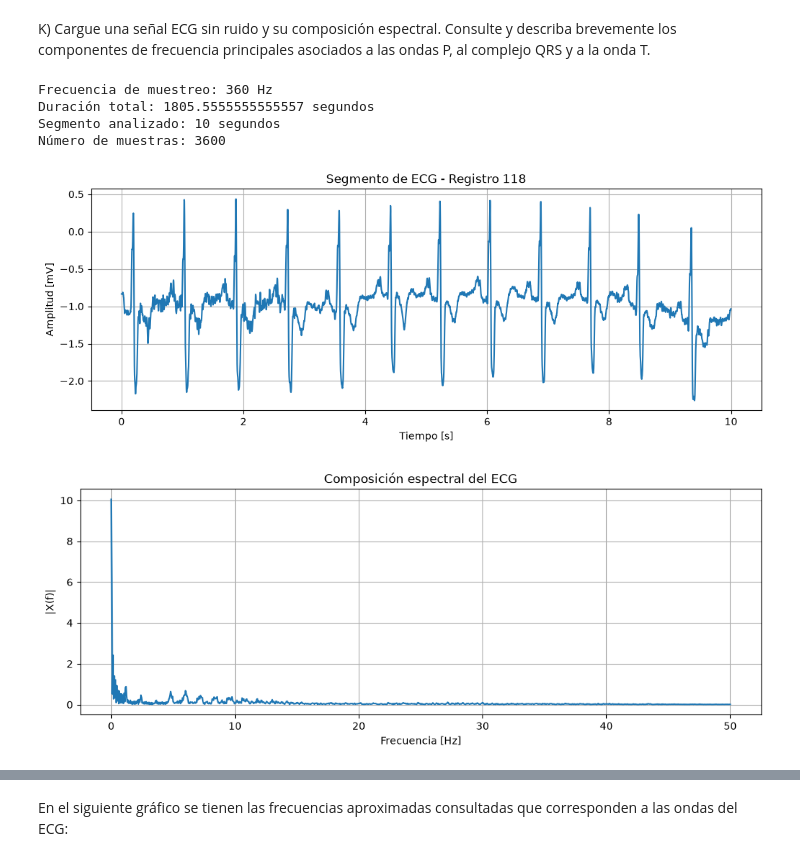
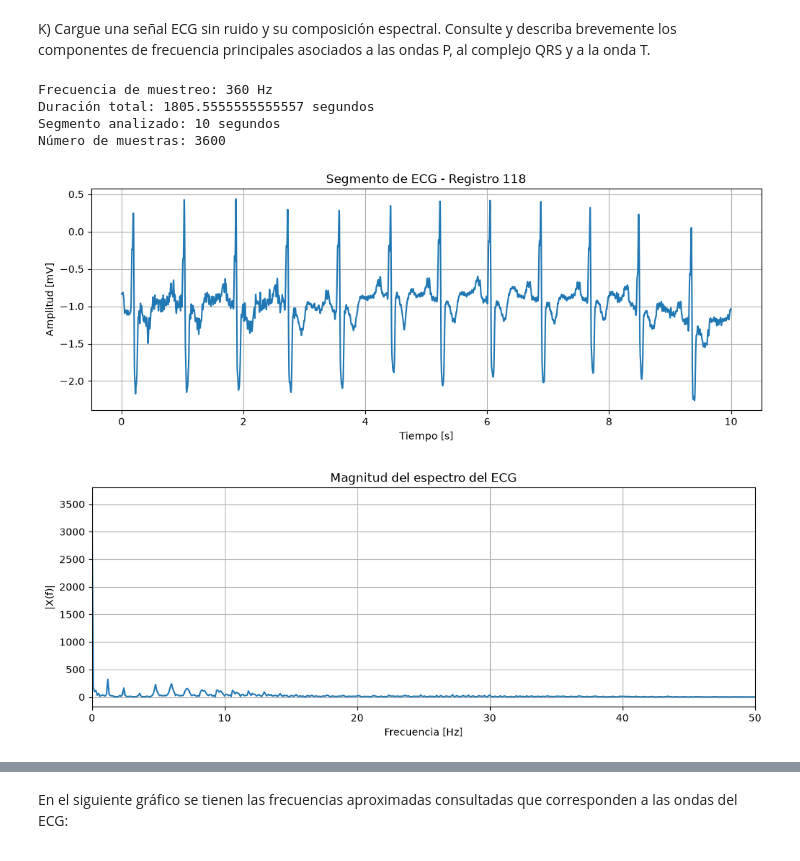
Before and after one commit to luisfmontoyaf/Biosenales_Luis_Montoya_Karly_Tarazona, a Jupyter notebook: practica_3/practica_3.ipynb, the cells around one changed output, grey strips where cells are left out. Drawn from its saved outputs; the diff is of its cells as text; code cells hidden in the pictures.

```diff
--- a/practica_3/practica_3.ipynb
+++ b/practica_3/practica_3.ipynb
@@ -238,9 +238,7 @@ K) Cargue una señal ECG sin ruido y su composición espectral. Consulte y descr
 import wfdb
 import shutil
 
-
-
-
+# Preparar los archivos
 shutil.copy("118.hea.txt", "118.hea")
 
 # Cargar el registro
@@ -256,83 +254,97 @@ print("Frecuencia de muestreo:", fs, "Hz")
 print("Duración total:", len(ecg_completo) / fs, "segundos")
 
 
-# 2. Recortar un segmento de 10 segundos
 
-duracion = 10  # segundos
+# Recortar un segmento de 10 segundos
+duracion = 10
 
 N = int(duracion * fs)
 
 ecg = ecg_completo[:N]
 
-# Vector de tiempo para el segmento
+
 t = np.arange(len(ecg)) / fs
 
 print("Segmento analizado:", duracion, "segundos")
 print("Número de muestras:", len(ecg))
 
 
-# ============================================================
-# 3. Graficar el segmento de ECG
-# ============================================================
-
+# Graficar el segmento de ECG
 plt.figure(figsize=(12, 4))
 
 plt.plot(t, ecg)
 
 plt.xlabel("Tiempo [s]")
 plt.ylabel("Amplitud [mV]")
 plt.title("Segmento de ECG - Registro 118")
 plt.grid()
 
 plt.show()
 
-
-# ============================================================
-# 4. Calcular el espectro
-#    SIN utilizar np.fft.fft
-# ============================================================
-
-f_max = 50
-num_frecuencias = 1000
-
-frecuencias = np.linspace(0, f_max, num_frecuencias)
-
-X = np.zeros(len(frecuencias), dtype=complex)
-
-dt = 1 / fs
-
-for i, f in enumerate(frecuencias):
-
-    X[i] = np.sum(
-        ecg * np.exp(-1j * 2 * np.pi * f * t)
-    ) * dt
+# Transformada de Fourier
 
 
-# ============================================================
-# 5. Magnitud del espectro
-# ============================================================
+X = np.fft.fft(ecg)
 
+# Frecuencias correspondientes a cada coeficiente
+frecuencias = np.fft.fftfreq(N, d=1/fs)
+
+# Magnitud
 magnitud = np.abs(X)
 
+# Fase
+fase = np.angle(X)
 
-# ============================================================
-# 6. Graficar espectro
-# ============================================================
+
+# 5. Seleccionar rango de frecuencias
+
+
+mask = frecuencias >= 0
+
+frecuencias_pos = frecuencias[mask]
+magnitud_pos = magnitud[mask]
+fase_pos = fase[mask]
+
+mask_50 = frecuencias_pos <= 50
+
+frecuencias_pos = frecuencias_pos[mask_50]
+magnitud_pos = magnitud_pos[mask_50]
+fase_pos = fase_pos[mask_50]
+
+
+# Graficar magnitud
+
 
 plt.figure(figsize=(12, 4))
 
-plt.plot(frecuencias, magnitud)
+plt.plot(frecuencias_pos, magnitud_pos)
 
 plt.xlabel("Frecuencia [Hz]")
 plt.ylabel("|X(f)|")
-plt.title("Composición espectral del ECG")
+plt.title("Magnitud del espectro del ECG")
+plt.xlim(0, 50)
 plt.grid()
 
 plt.show()
+
+# Graficar fase
+
+
+plt.figure(figsize=(12, 4))
+
+plt.plot(frecuencias_pos, fase_pos)
+
+plt.xlabel("Frecuencia [Hz]")
+plt.ylabel("Fase [rad]")
+plt.title("Fase del espectro del ECG")
+plt.xlim(0, 50)
+plt.grid()
+
+plt.show()
 # %% [output]
 Frecuencia de muestreo: 360 Hz
 Duración total: 1805.5555555555557 segundos
 Segmento analizado: 10 segundos
 Número de muestras: 3600
 [figure]
-[figure, old version]
+[figure, new version]
```
Also changed, not shown: parts of 2 cells of this notebook.
